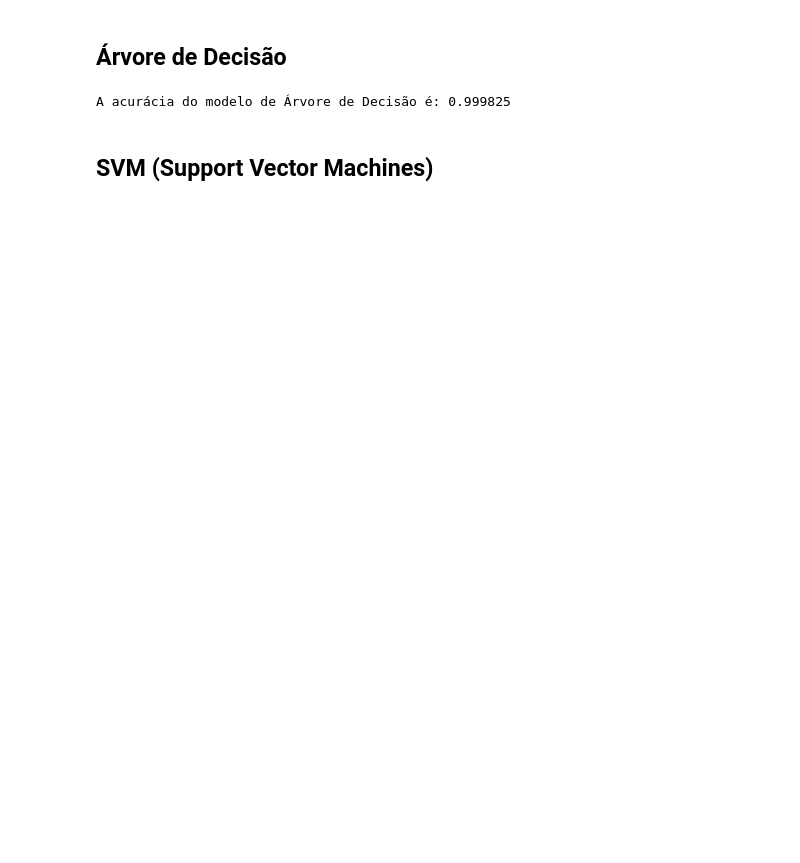
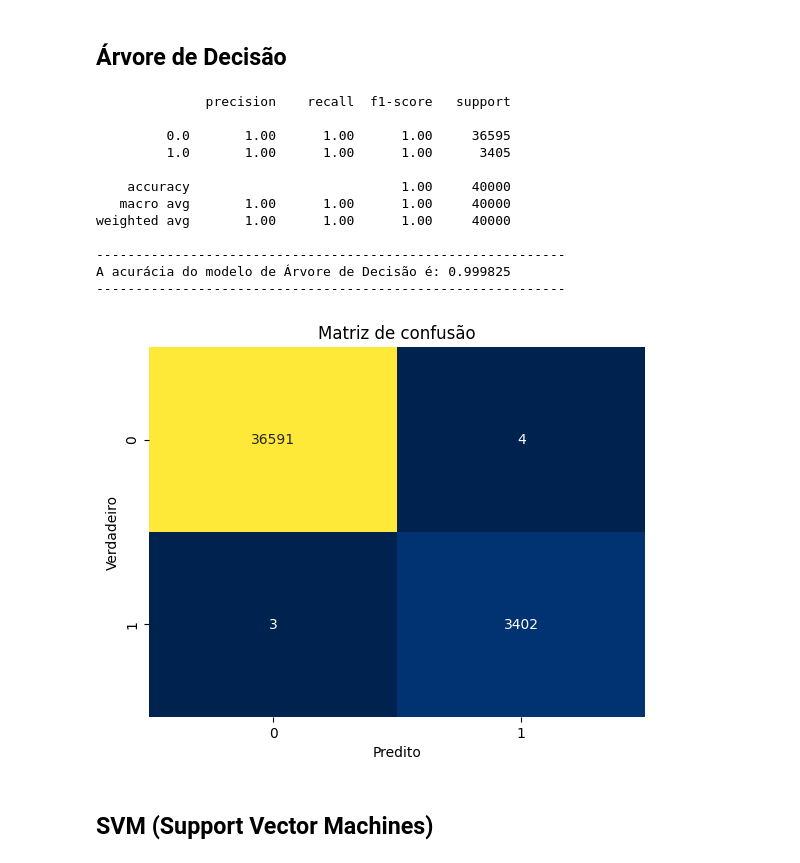
Before and after one commit to DieGod-DS/Credit-Card-Fraud, a Jupyter notebook: rascunho.ipynb, the cells around one changed output. Saved outputs shown, nothing was run; the diff lists cells and outputs as text; code cells hidden in the pictures; blank space fills up the shorter version.

```diff
--- a/rascunho.ipynb
+++ b/rascunho.ipynb
@@ -265,21 +312,51 @@ A acurácia do modelo de Regressão Logística é: 0.959325
 # %%
 # atribuindo modelo
 model_dt = DecisionTreeClassifier()
 
 # criando pipeline
 pipeline_dt = make_pipeline(RobustScaler(), model_dt)
 
 # ajustando modelo aos dados de treino
 pipeline_dt.fit(x_train, y_train)
 
 # fazendo previsões nos dados de teste
 y_pred_dt = pipeline_dt.predict(x_test)
 
-# calculando acurácia
+# calculando métricas de validaçõ de modelo
+    # Acurácia
 accuracy_dt = accuracy_score(y_test, y_pred_dt)
+    # Matriz de confusão
+cm_dt = confusion_matrix(y_test, y_pred_dt)
+
+
+# exibindo F1-Score e Recall
+print(classification_report(y_test,y_pred_dt))
+
+# exibindo Acurácia
+print('-'*60)
 print('A acurácia do modelo de Árvore de Decisão é:', accuracy_dt)
+print('-'*60)
+
+# exibindo Matriz de Confusão
+sns.heatmap(cm_dt, annot=True,fmt='d', cmap='cividis', cbar=False)
+plt.xlabel('Predito')
+plt.ylabel('Verdadeiro')
+plt.title('Matriz de confusão')
+plt.show()
 # %% [output]
+              precision    recall  f1-score   support
+
+         0.0       1.00      1.00      1.00     36595
+         1.0       1.00      1.00      1.00      3405
+
+    accuracy                           1.00     40000
+   macro avg       1.00      1.00      1.00     40000
+weighted avg       1.00      1.00      1.00     40000
+
+------------------------------------------------------------
 A acurácia do modelo de Árvore de Decisão é: 0.999825
+------------------------------------------------------------
+[figure, added]
 # %% [markdown]
 ## SVM (Support Vector Machines)
 # %%
```
Also changed, not shown: parts of 5 cells of this notebook.
